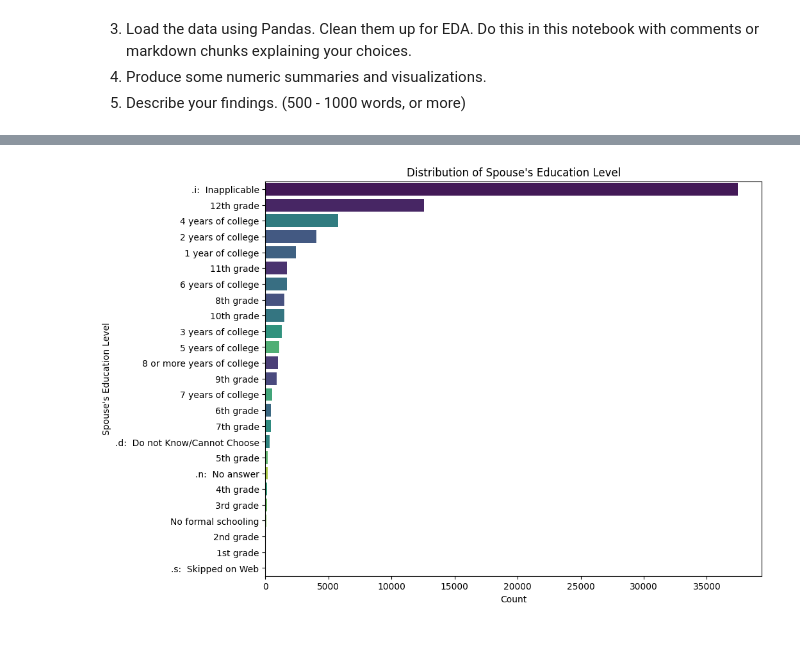
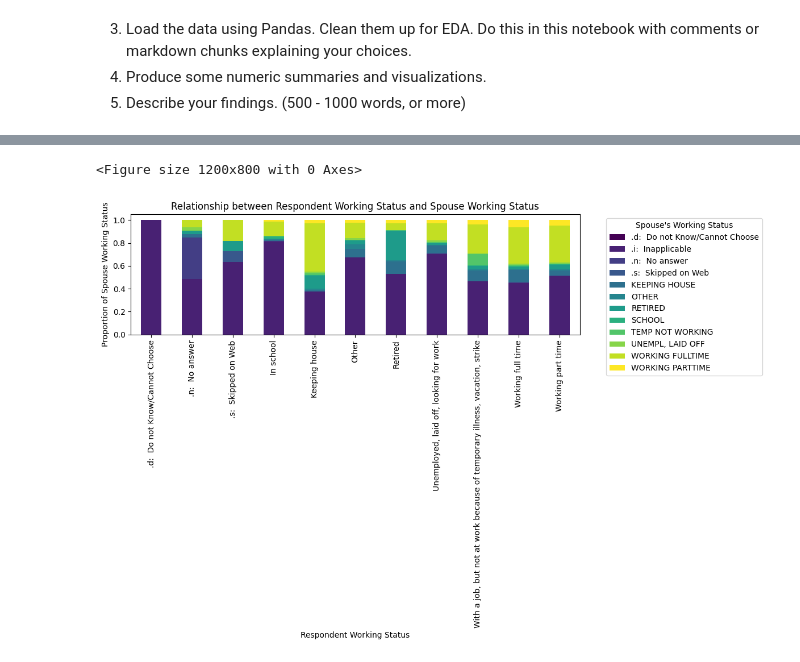
Before and after one commit to meherkalsi13-png/lab_eda, a Jupyter notebook: lab_notebook.ipynb, the cells around one changed output, grey strips where cells are left out. Cells and saved outputs as stored; diff of their text form; code cells hidden in the pictures.

```diff
--- a/lab_notebook.ipynb
+++ b/lab_notebook.ipynb
@@ -237,10 +179,22 @@ plt.show()
-# %%
-# Bar plot for 'speduc'
-plt.figure(figsize=(10, 8))
-sns.countplot(data=gss, y='speduc', order=gss['speduc'].value_counts().index, hue='speduc', palette='viridis', legend=False)
-plt.title("Distribution of Spouse's Education Level")
-plt.xlabel('Count')
-plt.ylabel("Spouse's Education Level")
-plt.show()
-# %% [output]
-[figure, removed]
+# %%
+# Cross-tabulate 'wrkstat' and 'spwrksta' to get counts of each combination
+wrkstat_spwrksta_counts = pd.crosstab(gss['wrkstat'], gss['spwrksta'])
+
+# Normalize the counts to get proportions for stacking
+# We normalize by the sum of each row to see the proportion of spwrksta within each wrkstat level
+wrkstat_spwrksta_props = wrkstat_spwrksta_counts.div(wrkstat_spwrksta_counts.sum(axis=1), axis=0)
+
+# Plot the stacked bar chart
+plt.figure(figsize=(12, 8))
+wrkstat_spwrksta_props.plot(kind='bar', stacked=True, figsize=(12, 8), colormap='viridis')
+
+plt.title('Relationship between Respondent Working Status and Spouse Working Status')
+plt.xlabel('Respondent Working Status')
+plt.ylabel('Proportion of Spouse Working Status')
+plt.xticks(rotation=90)
+plt.legend(title="Spouse's Working Status", bbox_to_anchor=(1.05, 1), loc='upper left')
+plt.tight_layout()
+plt.show()
+# %% [output]
+<Figure size 1200x800 with 0 Axes>
+[figure, added]
```
Also changed, not shown: parts of 7 cells of this notebook.
